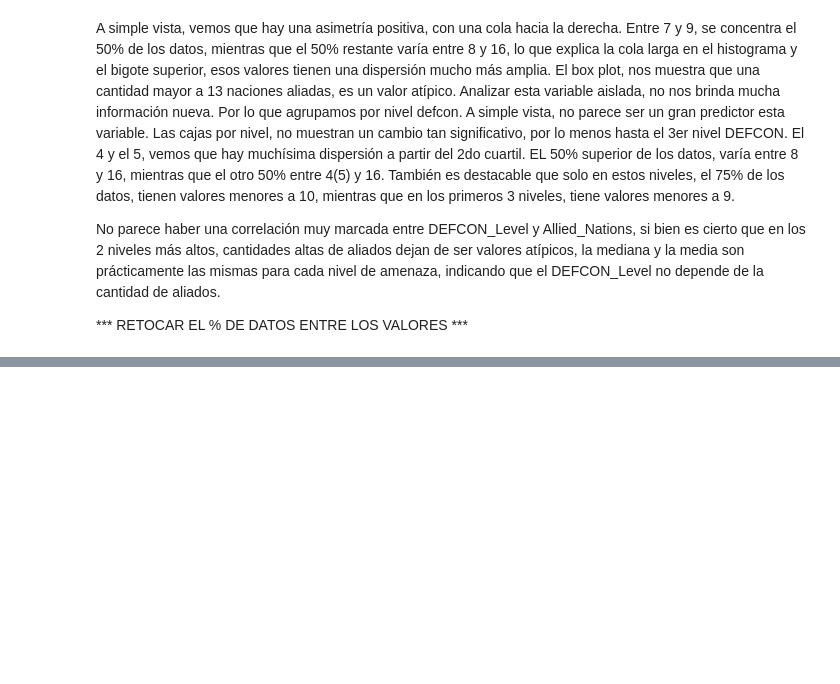
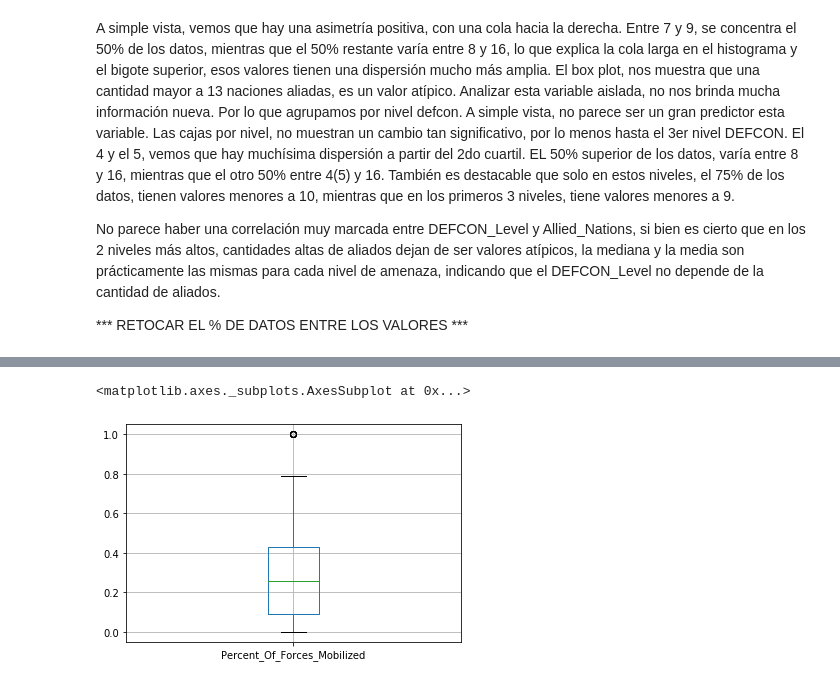
Before and after one commit to diegoesperguin/DEFCON, a Jupyter notebook: predict_DEFCON.ipynb, the cells around one changed output, grey strips where cells are left out. Saved outputs shown, nothing was run; the diff lists cells and outputs as text; code cells hidden in the pictures; blank space fills up the shorter version.

Commit message:
forcers mobilized analysis

```diff
--- a/predict_DEFCON.ipynb
+++ b/predict_DEFCON.ipynb
@@ -177,0 +207,5 @@ No parece haber una correlación muy marcada entre DEFCON_Level y Allied_Nations
+# %%
+df.boxplot(column="Percent_Of_Forces_Mobilized")
+# %% [output]
+<matplotlib.axes._subplots.AxesSubplot at 0x...>
+[figure, added]
```
Also changed, not shown: parts of 7 cells of this notebook.
